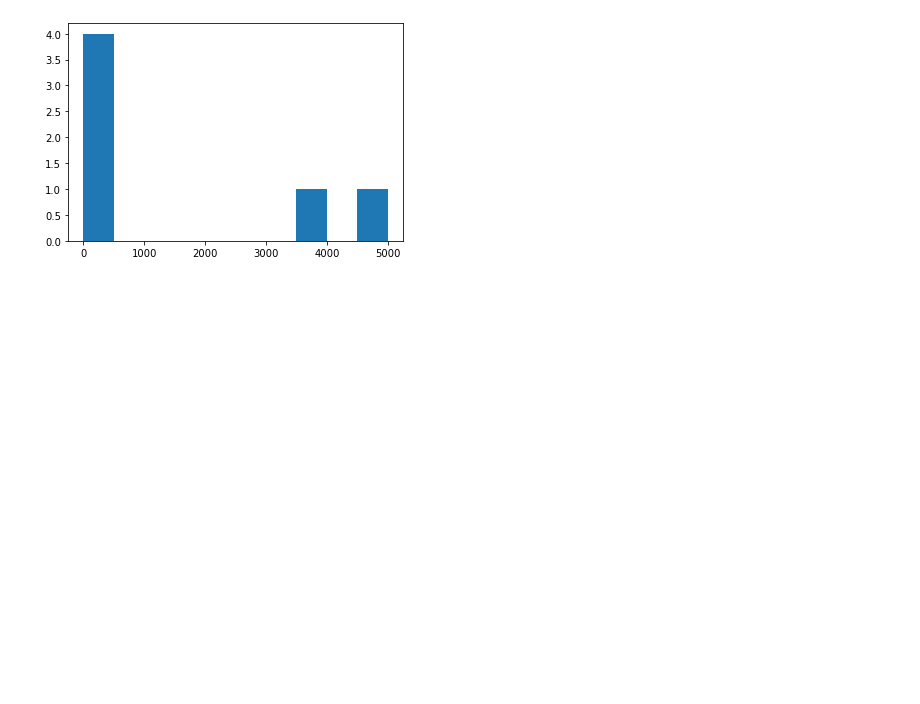
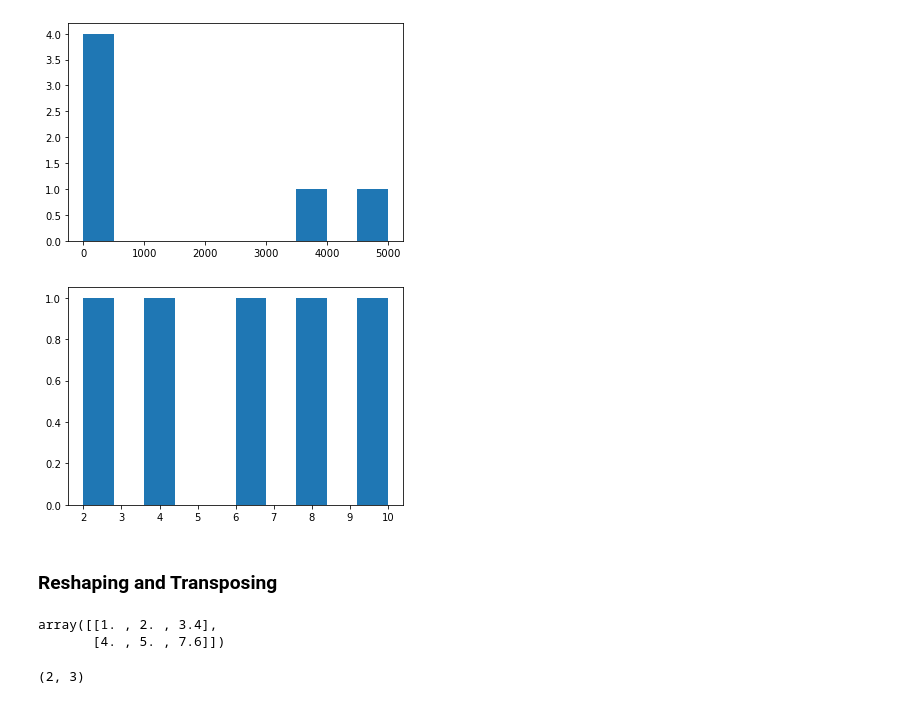
Before and after one commit to theSohanur/pandas-essential, a Jupyter notebook: pandas.notebook.ipynb, the cells around one changed output. Saved outputs shown, nothing was run; the diff lists cells and outputs as text; code cells hidden in the pictures; blank space fills up the shorter version.

```diff
--- a/pandas.notebook.ipynb
+++ b/pandas.notebook.ipynb
@@ -1887,3 +1887,19 @@ plt.hist(high_var_array)
 plt.show()
 # %% [output]
 [figure]
+# %%
+plt.hist(low_var_array)
+plt.show()
+# %% [output]
+[figure, added]
+# %% [markdown]
+### Reshaping and Transposing
+# %%
+a2
+# %% [output]
+array([[1. , 2. , 3.4],
+       [4. , 5. , 7.6]])
+# %%
+a2.shape
+# %% [output]
+(2, 3)
```
Also changed, not shown: parts of 33 cells of this notebook.
